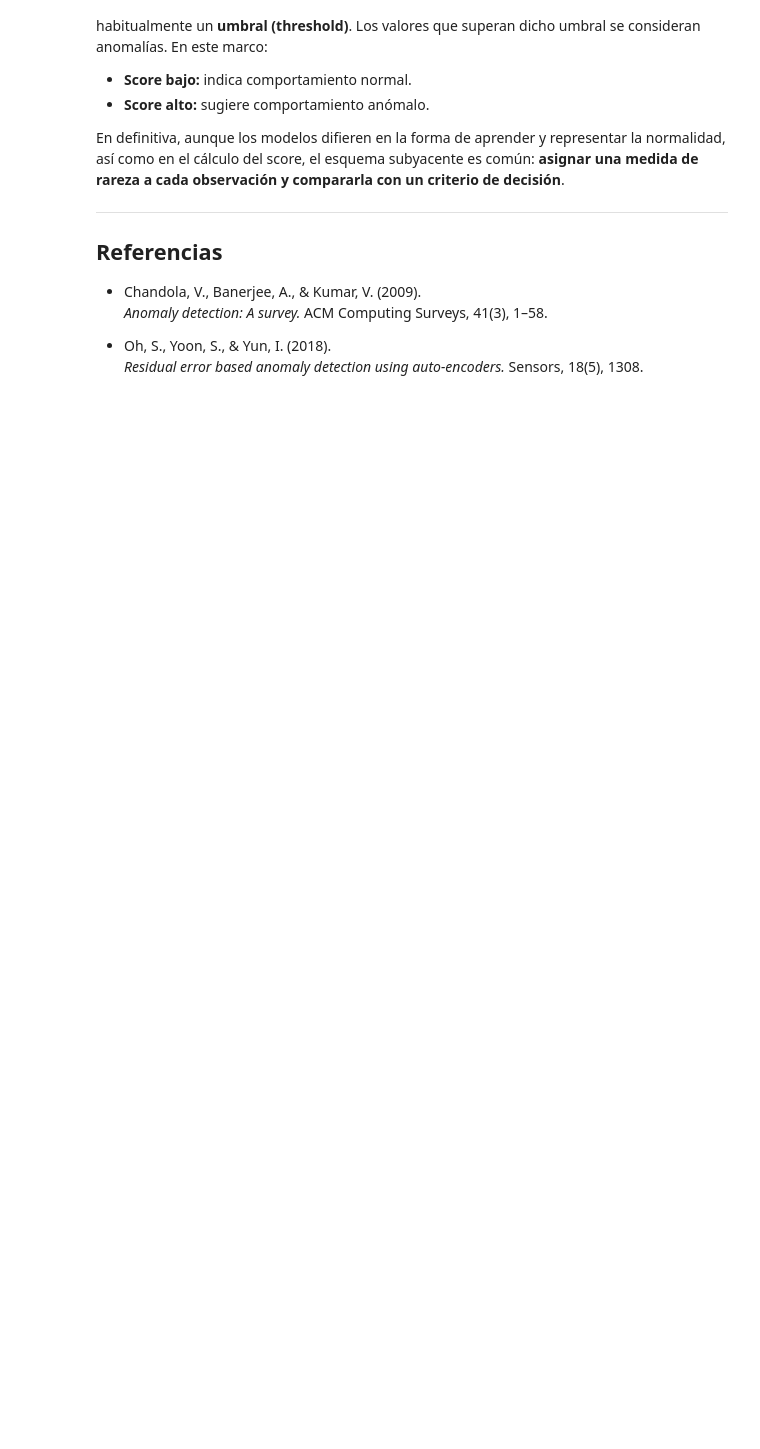
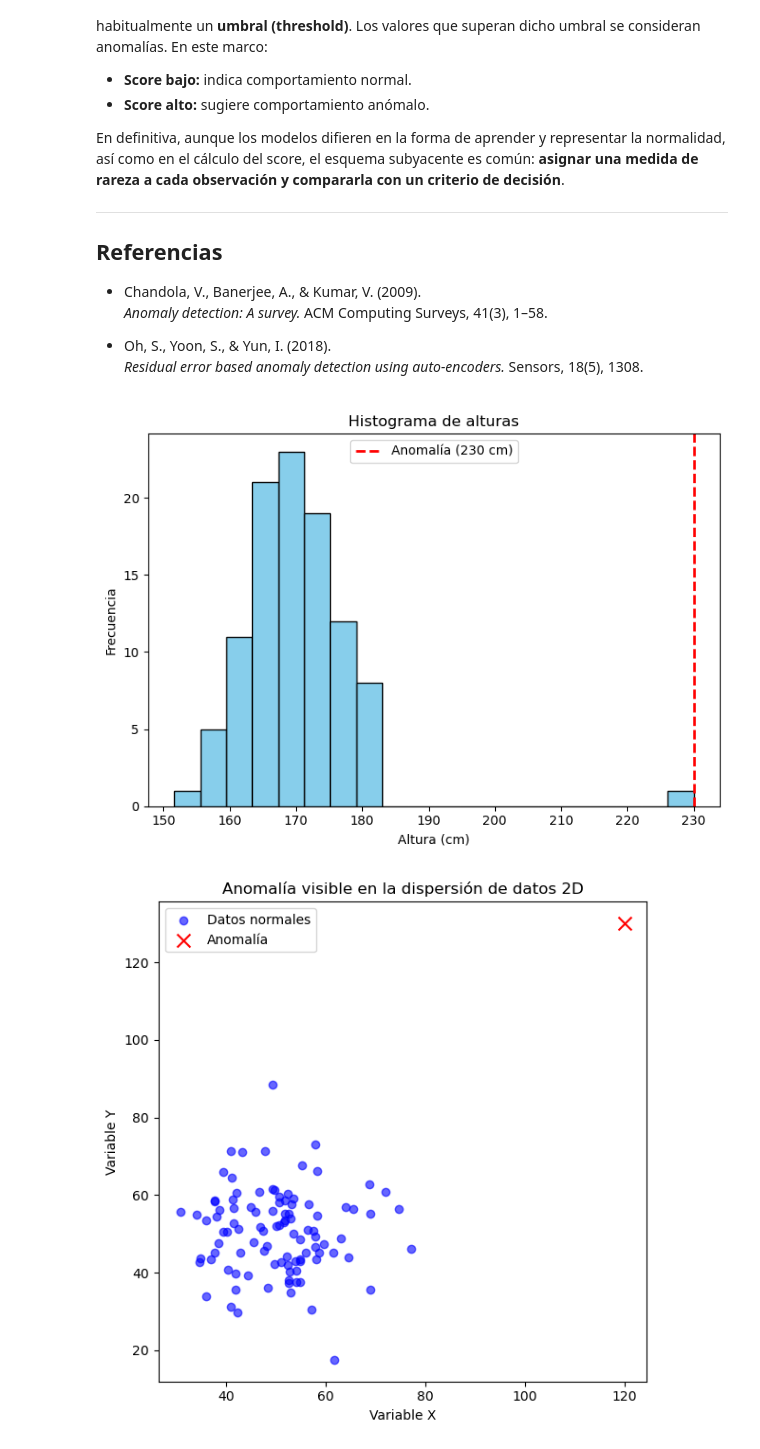
Before and after one commit to PabloAC04/MDF-ANOMALY-DETECTION, a Jupyter notebook: 01_introducción.ipynb, the cells around one changed output. Drawn from its saved outputs; the diff is of its cells as text; code cells hidden in the pictures; blank space fills up the shorter version.

```diff
--- a/01_introducción.ipynb
+++ b/01_introducción.ipynb
@@ -186,3 +186,45 @@ En definitiva, aunque los modelos difieren en la forma de aprender y representar
 
 - Oh, S., Yoon, S., & Yun, I. (2018).
   *Residual error based anomaly detection using auto-encoders.* Sensors, 18(5), 1308.
+# %%
+import matplotlib.pyplot as plt
+import numpy as np
+
+# -------------------------------
+# Figura 1: Histograma con anomalía
+# -------------------------------
+np.random.seed(42)
+data = np.random.normal(loc=170, scale=7, size=100)  # alturas normales
+data_with_outlier = np.append(data, 230)  # anomalía añadida
+
+plt.figure(figsize=(7,5))
+plt.hist(data_with_outlier, bins=20, color='skyblue', edgecolor='black')
+plt.axvline(230, color='red', linestyle='--', linewidth=2, label="Anomalía (230 cm)")
+plt.title("Histograma de alturas")
+plt.xlabel("Altura (cm)")
+plt.ylabel("Frecuencia")
+plt.legend()
+plt.tight_layout()
+plt.savefig("anomalia_no_temporal_hist.png", dpi=300)
+plt.show()
+
+# -------------------------------
+# Figura 2: Dispersión con anomalía
+# -------------------------------
+x = np.random.normal(50, 10, 100)
+y = np.random.normal(50, 10, 100)
+x_outlier, y_outlier = [120], [130]  # anomalía
+
+plt.figure(figsize=(6,6))
+plt.scatter(x, y, color="blue", alpha=0.6, label="Datos normales")
+plt.scatter(x_outlier, y_outlier, color="red", marker="x", s=100, label="Anomalía")
+plt.title("Anomalía visible en la dispersión de datos 2D")
+plt.xlabel("Variable X")
+plt.ylabel("Variable Y")
+plt.legend()
+plt.tight_layout()
+plt.savefig("anomalia_no_temporal_dispersion.png", dpi=300)
+plt.show()
+# %% [output]
+[figure, added]
+[figure, added]
```
